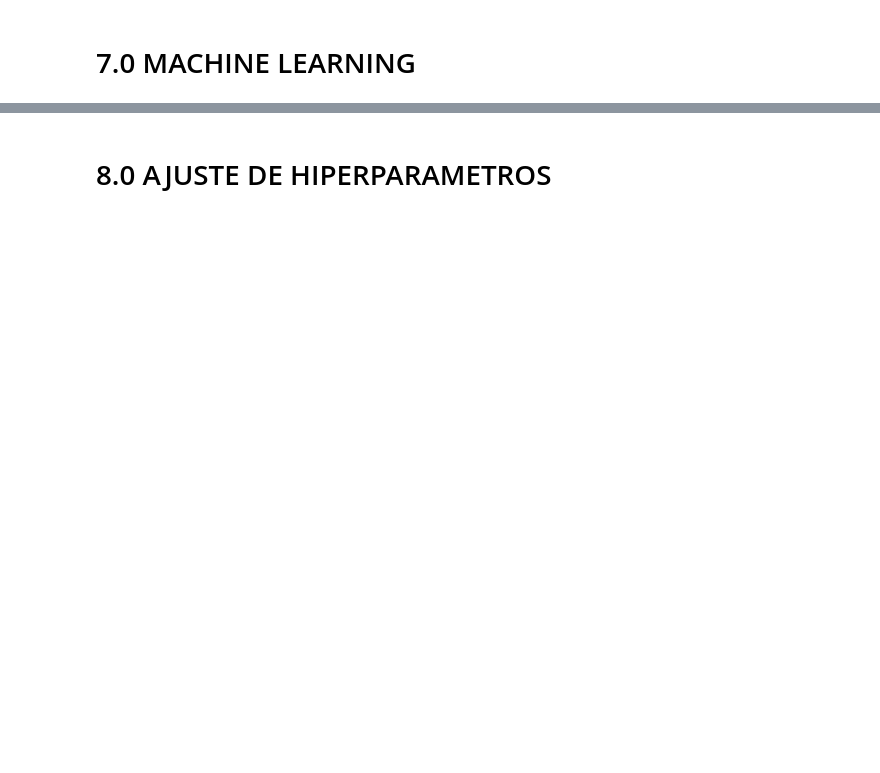
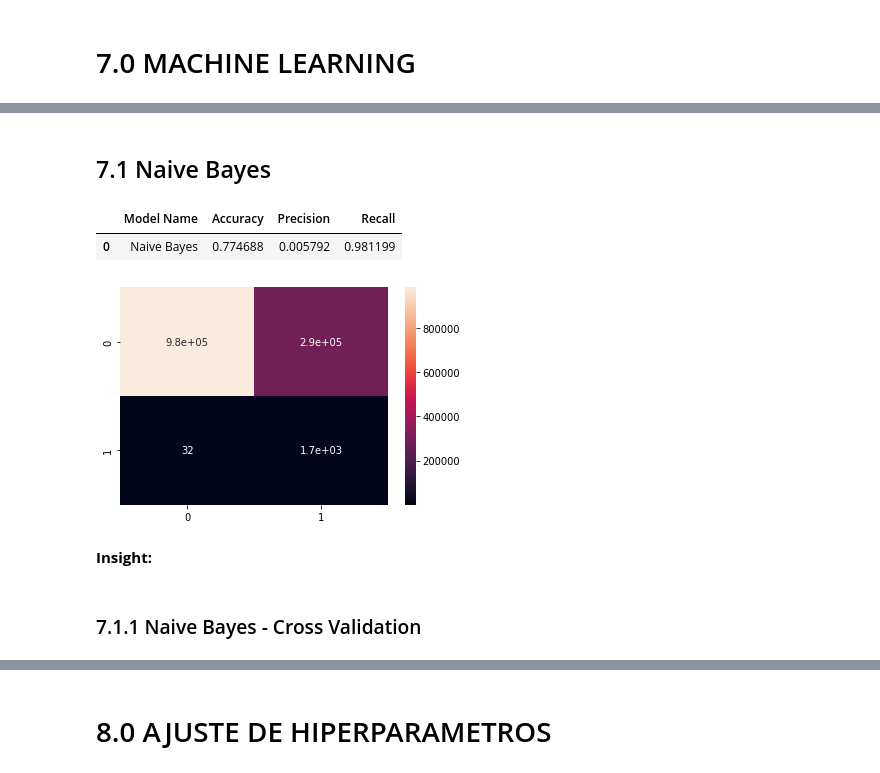
Before and after one commit to Jhonatanslopes/Financial-Fraud-Detection, a Jupyter notebook: notebook/notebook.ipynb, the cells around one changed output, grey strips where cells are left out. Drawn from its saved outputs; the diff is of its cells as text; code cells hidden in the pictures; blank space fills up the shorter version.

```diff
--- a/notebook/notebook.ipynb
+++ b/notebook/notebook.ipynb
@@ -716,0 +867,43 @@ print('Columns Selected:', cols_selected)
+# %%
+# training
+folder = '../data/'
+x_train = pd.read_csv(folder + 'x_train.csv')
+y_train = pd.read_csv(folder + 'y_train.csv')
+
+# validation
+x_val = pd.read_csv(folder + 'x_val.csv')
+y_val = pd.read_csv(folder + 'y_val.csv')
+
+# test
+x_test = pd.read_csv(folder + 'x_test.csv')
+y_test = pd.read_csv(folder + 'y_test.csv')
+# %% [markdown]
+## 7.1 Naive Bayes
+# %%
+# drop id
+x_val = x_val.drop(columns=['name_orig', 'name_dest'])
+
+# define naive bayes
+naive_bayes = GaussianNB()
+
+# model training
+naive_bayes_trained = naive_bayes.fit(x_train, y_train)
+
+# predict with validation
+yhat_naive_bayes = naive_bayes_trained.predict(x_val)
+
+# compute metric
+metrics_naive_bayes = compute_metrics(model_name='Naive Bayes', y_validation=y_val, yhat=yhat_naive_bayes)
+matrix_naive_bayes = confusion_matrix(y_val, yhat_naive_bayes)
+
+# show metric
+sns.heatmap(matrix_naive_bayes, annot=True);
+metrics_naive_bayes
+# %% [output]
+|  | Model Name | Accuracy | Precision | Recall |
+| 0 | Naive Bayes | 0.774688 | 0.005792 | 0.981199 |
+[figure, added]
+# %% [markdown]
+**Insight:**
+# %% [markdown]
+### 7.1.1 Naive Bayes - Cross Validation
```
Also changed, not shown: parts of 74 cells of this notebook.
